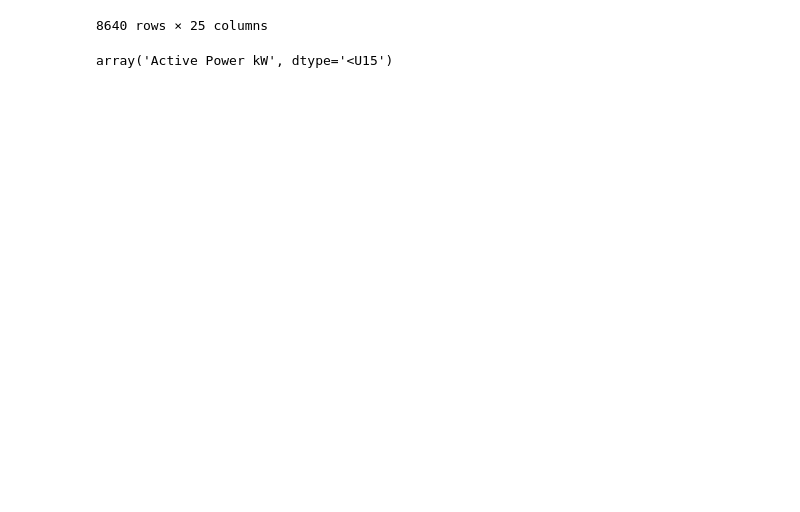
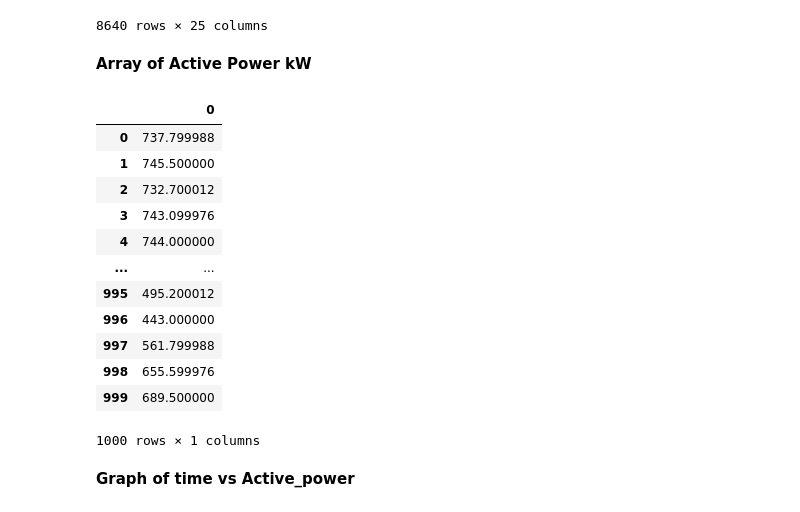
Before and after one commit to entc-17-fyp-20/WPF_Data_Visualization, a Jupyter notebook: fyp_wpf_data.ipynb, the cells around one changed output. Drawn from its saved outputs; the diff is of its cells as text; code cells hidden in the pictures; blank space fills up the shorter version.

```diff
--- a/fyp_wpf_data.ipynb
+++ b/fyp_wpf_data.ipynb
@@ -75,10 +59,30 @@ df
 | 8639 | 2021-06-24 23:59:40 | 50.1 | 582.5 | 577.5 | 576.7 | 270.7 | ... |
 | 8640 | 2021-06-24 23:59:50 | 50.12 | 582.7 | 581.6 | 584.6 | 281.7 | ... |
 8640 rows × 25 columns
+# %% [markdown]
+**Array of Active Power kW**
 # %%
-active_power='Active Power kW'
+active_power=df['Active Power kW']
 active_power=np.array(active_power)
+active_power=pd.DataFrame(active_power)
+active_power=active_power[0:1000]
 active_power
+#active_power.head()
+#active_power.shape
 # %% [output]
+|  | 0 |
+| 0 | 737.799988 |
+| 1 | 745.500000 |
+| 2 | 732.700012 |
+| 3 | 743.099976 |
+| 4 | 744.000000 |
+| ... | ... |
+| 995 | 495.200012 |
+| 996 | 443.000000 |
+| 997 | 561.799988 |
+| 998 | 655.599976 |
+| 999 | 689.500000 |
-array('Active Power kW', dtype='<U15')
+1000 rows × 1 columns
+# %% [markdown]
+**Graph of time vs Active_power**
 # %%
```
Also changed, not shown: parts of 9 cells of this notebook.
